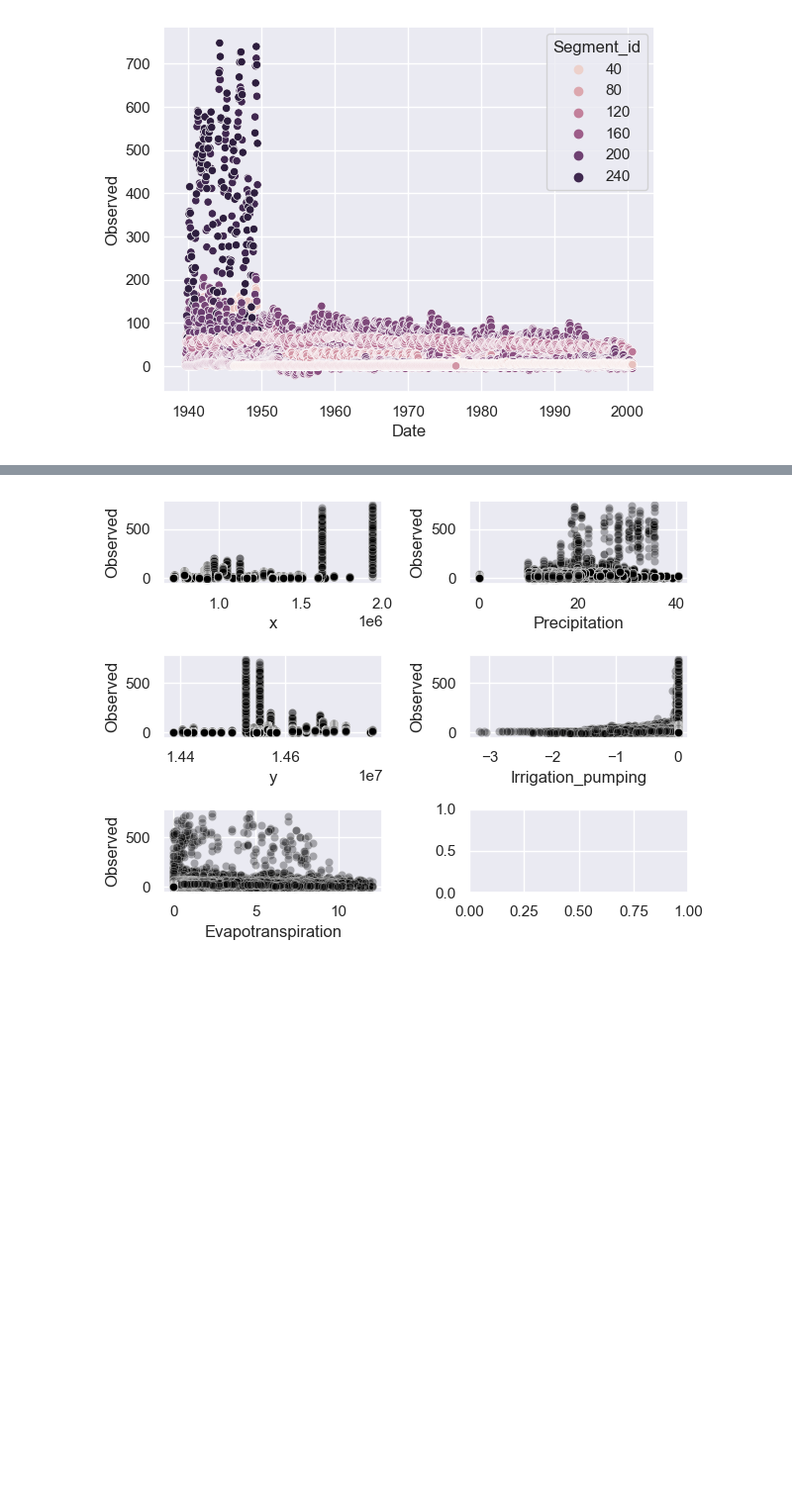
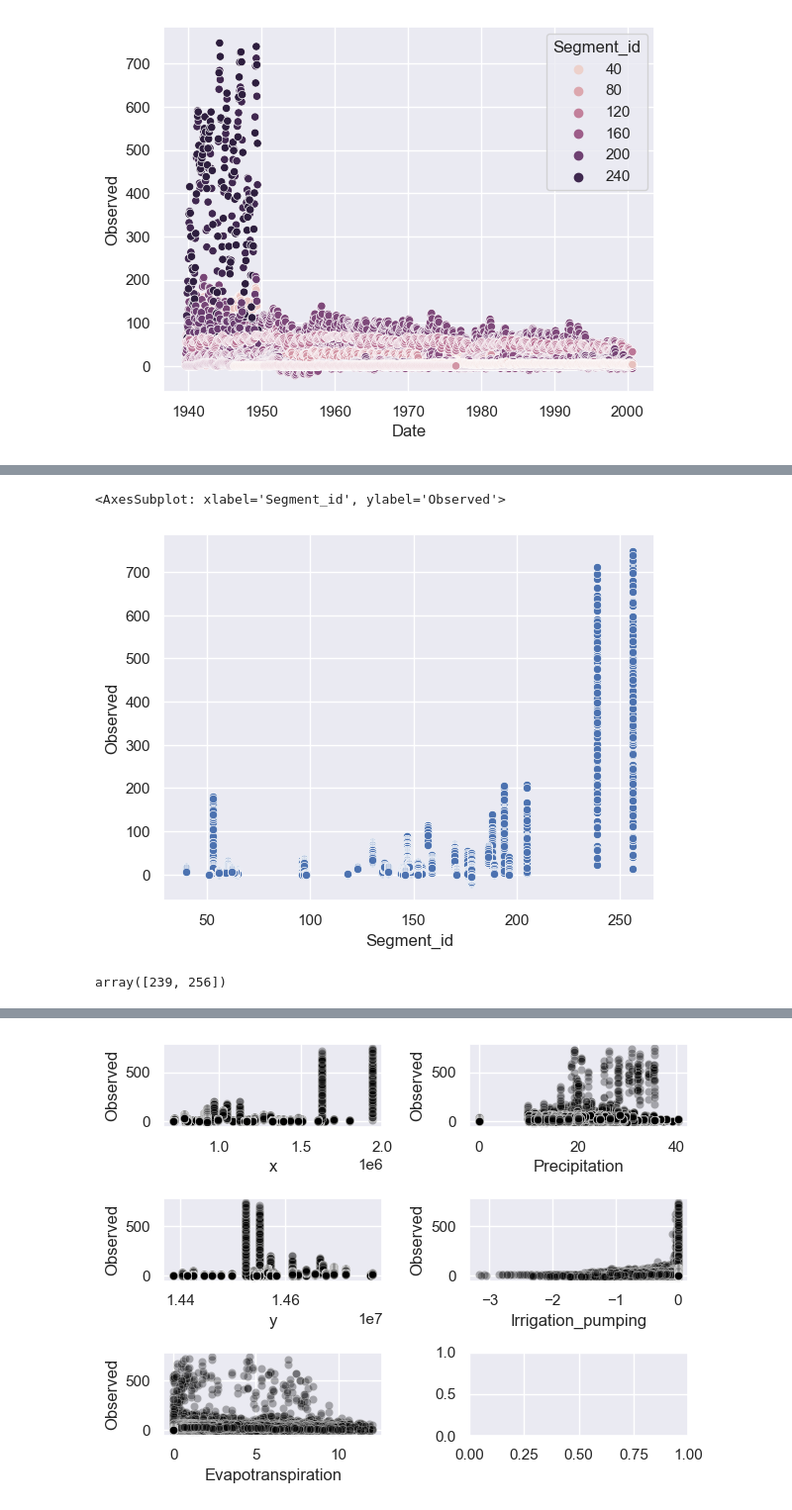
Before and after one commit to sethbeckett/cs6830_project6, a Jupyter notebook: project6.ipynb, the cells around one changed output, grey strips where cells are left out. Shown at 99% size. Drawn from its saved outputs; the diff is of its cells as text; code cells hidden in the pictures; blank space fills up the shorter version.

```diff
--- a/project6.ipynb
+++ b/project6.ipynb
@@ -50,0 +57,11 @@ sns.scatterplot(hydro, x='Date', y='Observed', hue='Segment_id')
+# %%
+# higher segment_id's correlate to the first chunk that causes the skew?
+sns.scatterplot(hydro, x='Segment_id', y='Observed')
+# %% [output]
+<AxesSubplot: xlabel='Segment_id', ylabel='Observed'>
+[figure, added]
+# %%
+# find what the two outlier groups are
+hydro.loc[hydro.Segment_id > 210].Segment_id.unique()
+# %% [output]
+array([239, 256])
```
Also changed, not shown: parts of 19 cells of this notebook.
